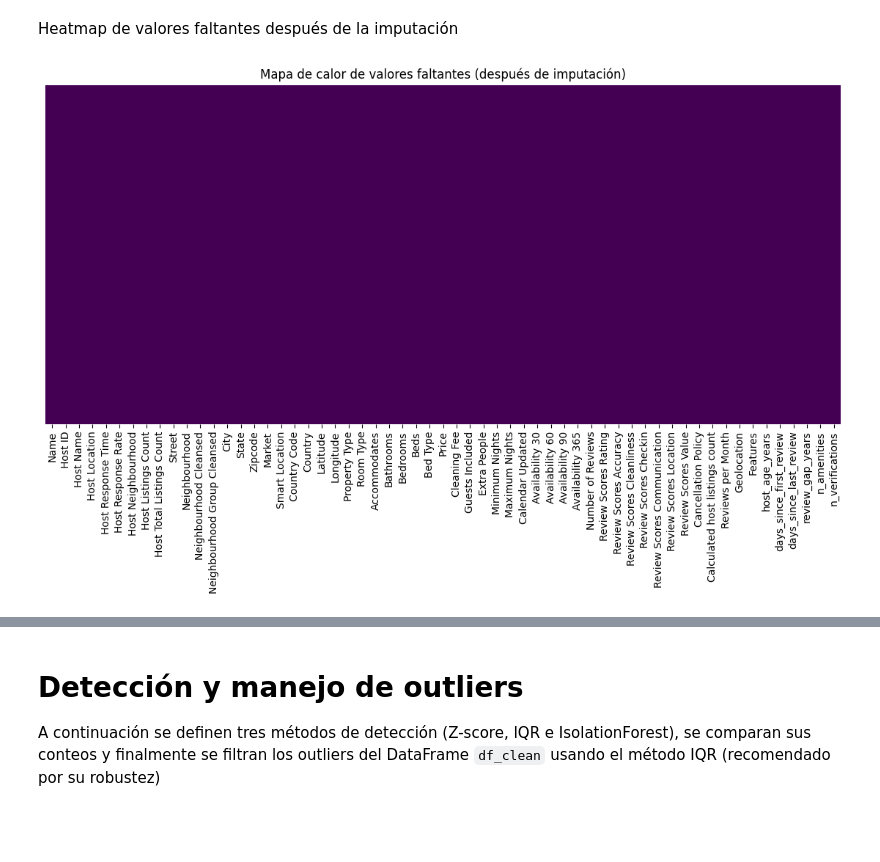
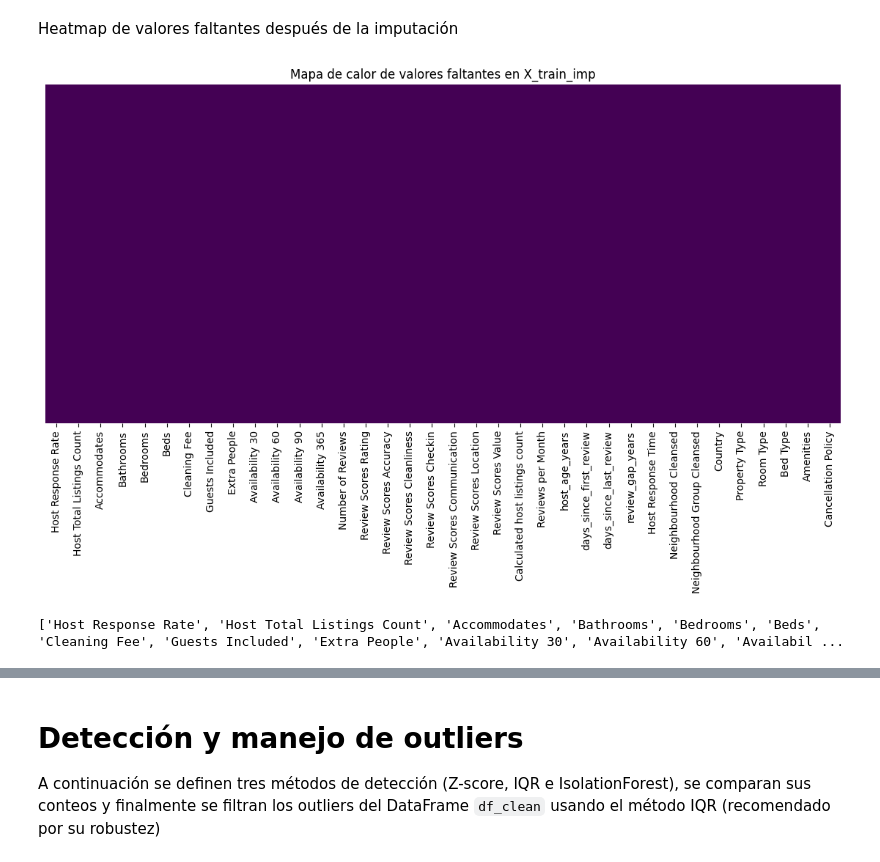
Before and after one commit to gonzalezulises/airbnb-pricing-ml, a Jupyter notebook: notebooks/01. Exploracion de datos y preparacion.ipynb, the cells around one changed output, grey strips where cells are left out. Drawn from its saved outputs; the diff is of its cells as text; code cells hidden in the pictures; blank space fills up the shorter version.

```diff
--- a/notebooks/01. Exploracion de datos y preparacion.ipynb
+++ b/notebooks/01. Exploracion de datos y preparacion.ipynb
@@ -330,0 +431,2 @@ Muestra del DataFrame después de la limpieza inicial:
+# %%
+df_clean.drop(columns=['Host Since', 'First Review', 'Last Review'], inplace=True)
@@ -330,0 +441,3 @@ Muestra del DataFrame después de la limpieza inicial:
+# %%
+df_clean.drop(columns=cols_a_eliminar, inplace=True, errors='ignore')
+print(f" Eliminadas columnas con NaN no imputables antes del split: {cols_a_eliminar}")
@@ -642,9 +540,21 @@ zero_cols = [col for col in zero_cols if col in df_clean.columns]
 # %%
-# Crear los imputadores
+# Creando imputadores
 imp_mediana = SimpleImputer(strategy='median')
 imp_missing = SimpleImputer(strategy='constant', fill_value='missing')
-imp_no_image = SimpleImputer(strategy='constant', fill_value='no_image')
-imp_unknown = SimpleImputer(strategy='constant', fill_value='unknown')
-imp_empty = SimpleImputer(strategy='constant', fill_value='')
-imp_zero = SimpleImputer(strategy='constant', fill_value=0)
+
+# Separando columnas por tipo
+num_cols = X_train.select_dtypes(include=['float64', 'int64']).columns.tolist()
+cat_cols = X_train.select_dtypes(include='object').columns.tolist()
+
+# Imputando columnas numéricas
+X_train_num = pd.DataFrame(imp_mediana.fit_transform(X_train[num_cols]), columns=num_cols, index=X_train.index)
+X_test_num  = pd.DataFrame(imp_mediana.transform(X_test[num_cols]), columns=num_cols, index=X_test.index)
+
+# Imputando columnas categóricas
+X_train_cat = pd.DataFrame(imp_missing.fit_transform(X_train[cat_cols]), columns=cat_cols, index=X_train.index)
+X_test_cat  = pd.DataFrame(imp_missing.transform(X_test[cat_cols]), columns=cat_cols, index=X_test.index)
+
+# Concatenando ambos
+X_train_imp = pd.concat([X_train_num, X_train_cat], axis=1)
+X_test_imp  = pd.concat([X_test_num, X_test_cat], axis=1)
 # %%
@@ -670,6 +567,12 @@ if zero_cols:
 # %%
-if 'Country' in df_clean.columns:
-    most_common_country = df_clean['Country'].mode()[0]
-    df_clean['Country'] = df_clean['Country'].fillna(most_common_country)
-    print(f"Columna 'Country' imputada con valor más frecuente: {most_common_country}")
+X_train_imp['Country'] = X_train['Country']
+X_test_imp['Country'] = X_test['Country']
+
+# Imputación de Country con la moda de X_train
+most_common_country = X_train['Country'].mode()[0]
+
+X_train_imp.loc[X_train_imp['Country'].isnull(), 'Country'] = most_common_country
+X_test_imp.loc[X_test_imp['Country'].isnull(), 'Country'] = most_common_country
+
+print(f"Columna 'Country' imputada con valor más frecuente del train: {most_common_country}")
 # %% [output]
@@ -707,8 +621,12 @@ Muestra del DataFrame después de imputación:
  Heatmap de valores faltantes después de la imputación
 # %%
 plt.figure(figsize=(14, 6))
-sns.heatmap(df_clean.isnull(), cbar=False, cmap='viridis', yticklabels=False)
-plt.title('Mapa de calor de valores faltantes (después de imputación)')
+sns.heatmap(X_train_imp.isnull(), cbar=False, cmap='viridis', yticklabels=False)
+plt.title('Mapa de calor de valores faltantes en X_train_imp')
 plt.show()
 # %% [output]
-[figure, old version]
+[figure, new version]
+# %%
+print(X_train_imp.columns.tolist())
+# %% [output]
+['Host Response Rate', 'Host Total Listings Count', 'Accommodates', 'Bathrooms', 'Bedrooms', 'Beds', 'Cleaning Fee', 'Guests Included', 'Extra People', 'Availability 30', 'Availability 60', 'Availabil ...
```
Also changed, not shown: parts of 81 cells of this notebook.
